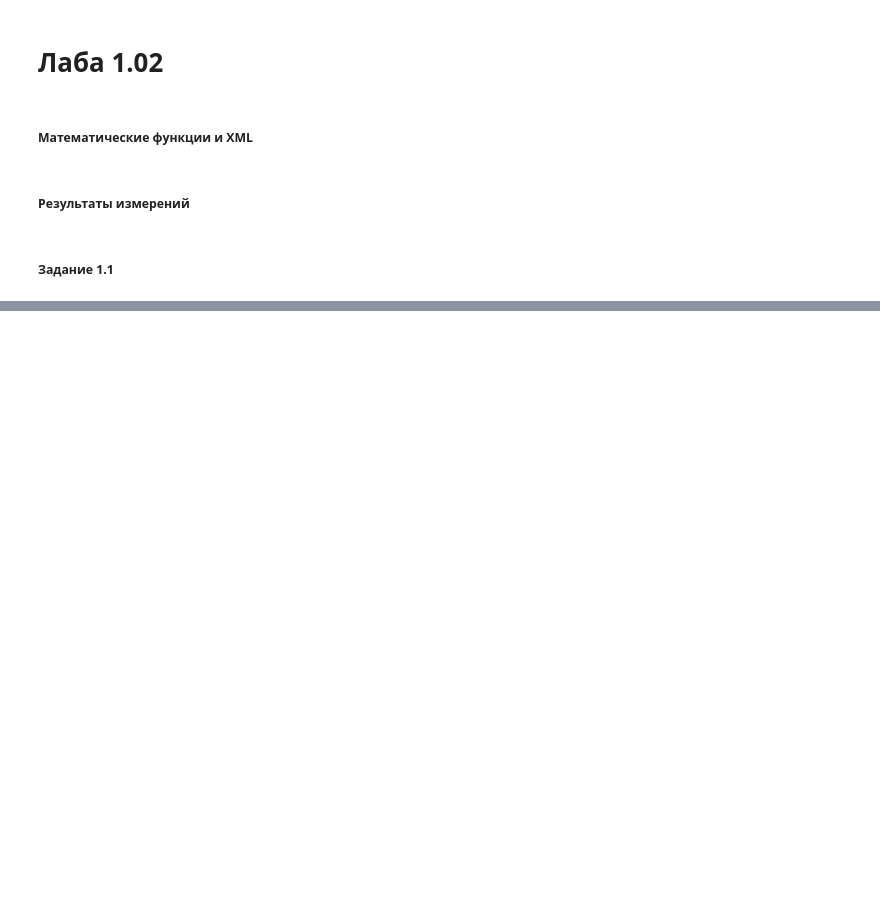
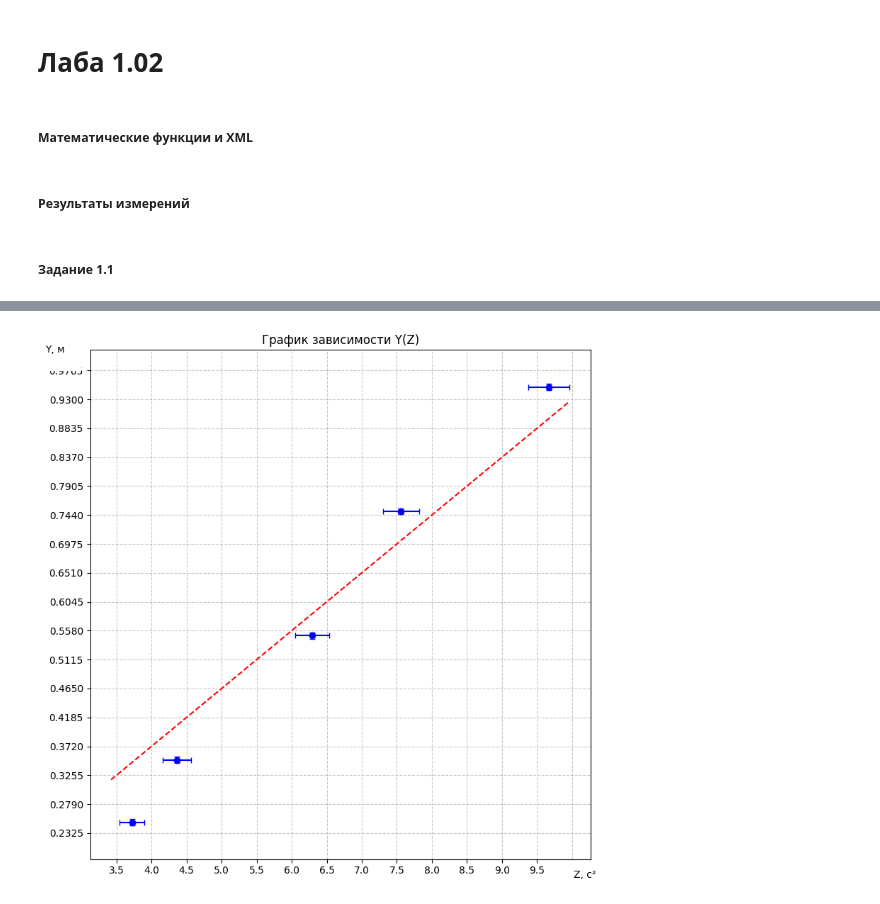
Before and after one commit to OneTwoZzzPlus/ITMO.STUDY, a Jupyter notebook: PHYSICS/lab 1.02/main.ipynb, the cells around one changed output, grey strips where cells are left out. Drawn from its saved outputs; the diff is of its cells as text; code cells hidden in the pictures; blank space fills up the shorter version.

```diff
--- a/PHYSICS/lab 1.02/main.ipynb
+++ b/PHYSICS/lab 1.02/main.ipynb
@@ -82,7 +82,7 @@ def format_with_decimals(number, decimals):
     # Форматируем число с фиксированным количеством знаков после запятой
     return ("{0:." + str(decimals) + "f}").format(number)
 
-def format_measurement(x, delta_x):
+def format_measurement(x, delta_x, latex=True):
     # Обработка абсолютной погрешности
     first_digit = get_first_significant_digit(delta_x)
     k_delta = 2 if first_digit in {1, 2, 3} else 1
@@ -112,7 +112,7 @@ def format_measurement(x, delta_x):
         x_str = x_str.split('.')[0]
         delta_str = delta_str.split('.')[0]
 
-    return f"{x_str}±{delta_str}"
+    return f"{x_str}{'\\pm' if latex else '±'}{delta_str}"
 # %% [markdown]
 ##### Результаты измерений
 # %%
@@ -182,7 +186,7 @@ print(data1_calculated)
 # %%
-table2 = xml.find('table2_start').text
+table3 = xml.find('table3_start').text
 for (i, ((x1, x2, t1, t2), (Y, delta_Y, epsilon_Y, Z, delta_Z, epsilon_Z))) in enumerate(zip(data1, data1_calculated)):
-    table2 += f'{i + 1} & {x1} & {x2} & {t1} & {t2} & {format_measurement(Y, delta_Y)} & {format_measurement(Z, delta_Z)} \\ \\hline\n'
-table2 += xml.find('table2_finish').text
+    table3 += f'{i + 1} & {x1} & {x2} & {t1} & {t2} & ${format_measurement(Y, delta_Y)}$ & ${format_measurement(Z, delta_Z)}$ \\\\ \\hline\n'
+table3 += xml.find('table3_finish').text
 
-print(table2)
+# print(table3)
@@ -205,0 +223,8 @@ print(table2)
+# %%
+calculations_a = f"""По формулам были посчитаны $a = {a}\\text{{м}}/\\text{{c}}^2$ и $\\sigma_a \\approx {sigma_a_display}$.
+Затем погрешности $\\delta_a = {delta_a}\\text{{м}}/\\text{{c}}^2$ и $\\varepsilon_a = {epsilon_a}\\%$ Результат:
+"""
+result_a =f"""\\begin{{equation*}}
+a = ({format_measurement(a, delta_a)})\\text{{м}}/\\text{{c}}^2, \\quad \\varepsilon_a = {epsilon_a}\\%, \\quad \\alpha=0.90
+\\end{{equation*}}"""
+print(calculations_a + result_a)
@@ -205,0 +239,70 @@ print(table2)
+# %%
+import matplotlib.pyplot as plt
+from matplotlib.ticker import MultipleLocator, AutoLocator
+import numpy as np
+
+def plot_dependency(a, data):
+    # Распаковываем данные
+    Y = [point[0] for point in data]
+    delta_Y = [point[1] for point in data]
+    Z = [point[3] for point in data]
+    delta_Z = [point[4] for point in data]
+
+    # Считаем границы
+    Z_min, Z_max = min(Z), max(Z)
+    Y_min, Y_max = min(Y), max(Y)
+    Z_span = Z_max - Z_min
+    Y_span = Z_max - Z_min
+
+    # Создаем фигуру и оси
+    fig, ax = plt.subplots(figsize=(8, 8))
+
+    # Экспериментальные точки с погрешностями
+    ax.errorbar(Z, Y,
+                xerr=delta_Z, yerr=delta_Y,
+                fmt='o', color='blue', markersize=6,
+                label='Экспериментальные точки', capsize=3)
+
+    # Теоретическая зависимость
+    Z_range = np.linspace(Z_min - 0.05*Z_span, Z_max + 0.05*Z_span, 100)
+    Y_theor = a * Z_range
+    ax.plot(Z_range, Y_theor, 'r--', label=f'Теория: Y = {a:.2f}Z')
+
+    # Устанавливаем пределы осей
+    ax.set_xlim(Z_min - 0.1*Z_span, Z_max + 0.1*Z_span)
+    ax.set_ylim(Y_min - 0.01*Y_span, Y_max + 0.01*Y_span)
+    # Подписи осей
+    plt.xlabel("Z, с²", x=1.01, ha='right', va='bottom',
+               bbox={
+                 'boxstyle': 'square',  # стиль рамки (круглая/прямоугольная)
+                 'facecolor': 'white', # цвет фона
+                 'edgecolor': 'white', # цвет рамки
+                 'pad': 1.1            # отступ текста от рамки
+               })
+    plt.ylabel("Y, м", y=1.01, ha='left', va='top', rotation=0,
+               bbox={
+                 'boxstyle': 'square',  # стиль рамки (круглая/прямоугольная)
+                 'facecolor': 'white', # цвет фона
+                 'edgecolor': 'white', # цвет рамки
+                 'pad': 1.6            # отступ текста от рамки
+               })
+    # Настройка делений сетки
+    tick_step=0.5
+    if tick_step:
+        ax.xaxis.set_major_locator(MultipleLocator(tick_step))
+        ax.yaxis.set_major_locator(MultipleLocator(a*tick_step))
+    else:
+        ax.xaxis.set_major_locator(AutoLocator())
+        ax.yaxis.set_major_locator(AutoLocator())
+    # Включаем сетку
+    plt.grid(True, which='both', linestyle='--', alpha=0.7)
+    # Добавляем заголовок
+    plt.title('График зависимости Y(Z)')
+
+    plt.tight_layout()
+    plt.show()
+
+
+plot_dependency(a, data1_calculated)
+# %% [output]
+[figure, added]
```
Also changed, not shown: parts of 9 cells of this notebook, 11 other files.
